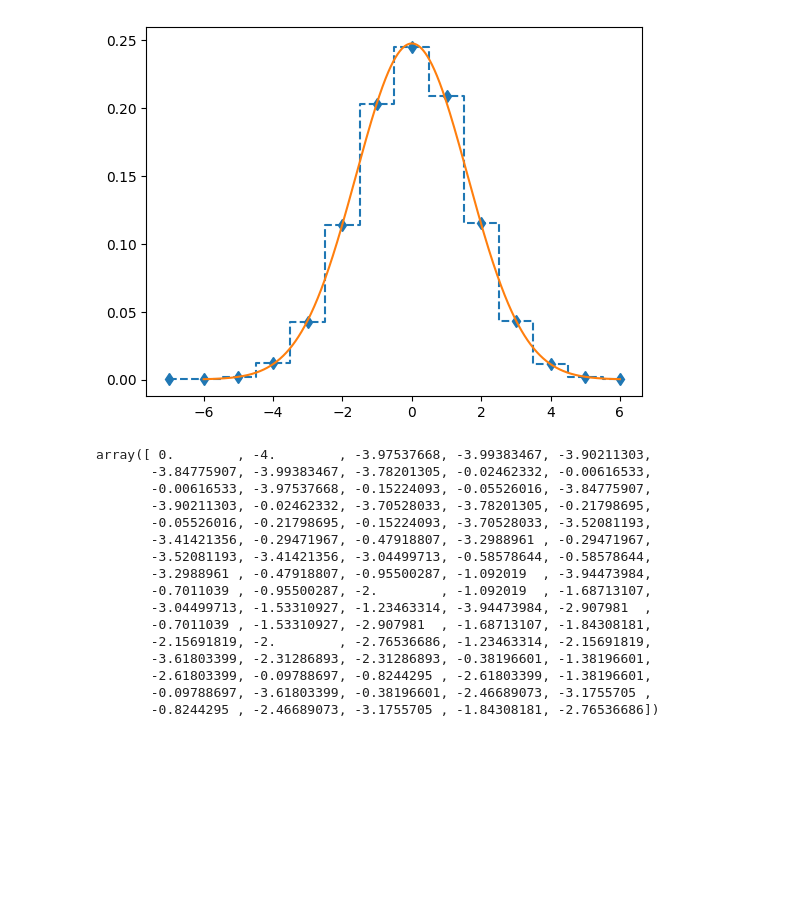
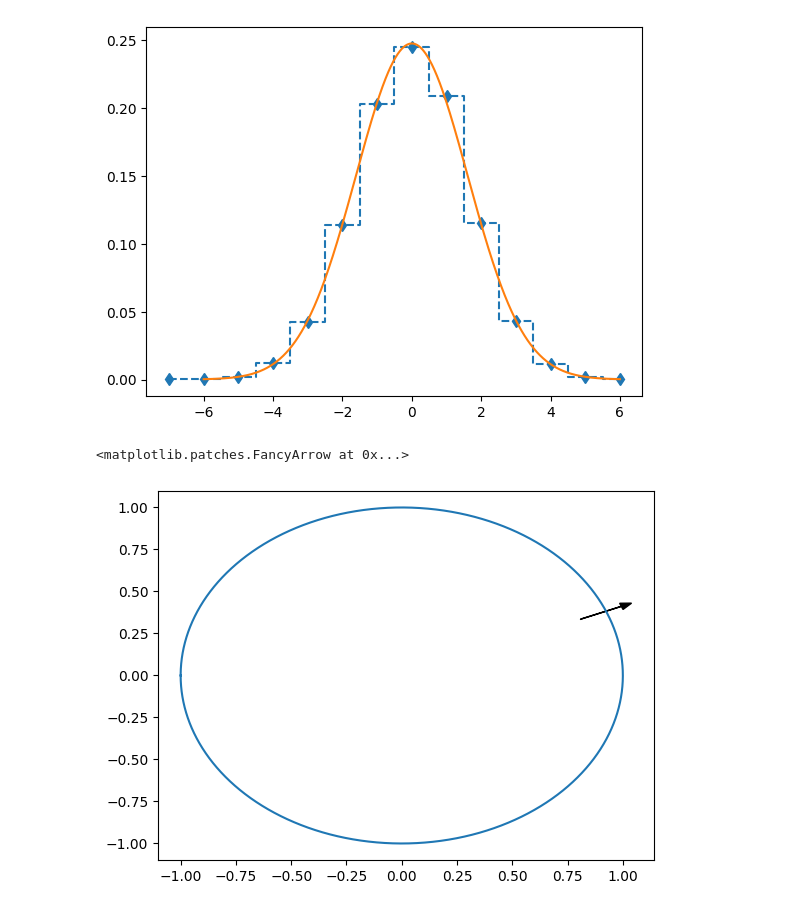
Before and after one commit to Gug-Young/Active_Rotator, a Jupyter notebook: Q-state/240110 Qstate.ipynb, the cells around one changed output. Saved outputs shown, nothing was run; the diff lists cells and outputs as text; code cells hidden in the pictures; blank space fills up the shorter version.

```diff
--- a/Q-state/240110 Qstate.ipynb
+++ b/Q-state/240110 Qstate.ipynb
@@ -139,7 +139,7 @@ array([1.6104161])
 [figure]
 # %%
 N = 80
-k = 1
+k = 2
 Aij = np.zeros((N,N))
 for i in range(N):
     j = np.arange((i-k),(i+k+1),1)%N
@@ -152,19 +152,15 @@ ev,eV = np.linalg.eig(-Lij)
-# %%
-ev
-# %% [output]
-array([ 0.        , -4.        , -3.97537668, -3.99383467, -3.90211303,
-       -3.84775907, -3.99383467, -3.78201305, -0.02462332, -0.00616533,
-       -0.00616533, -3.97537668, -0.15224093, -0.05526016, -3.84775907,
-       -3.90211303, -0.02462332, -3.70528033, -3.78201305, -0.21798695,
-       -0.05526016, -0.21798695, -0.15224093, -3.70528033, -3.52081193,
-       -3.41421356, -0.29471967, -0.47918807, -3.2988961 , -0.29471967,
-       -3.52081193, -3.41421356, -3.04499713, -0.58578644, -0.58578644,
-       -3.2988961 , -0.47918807, -0.95500287, -1.092019  , -3.94473984,
-       -0.7011039 , -0.95500287, -2.        , -1.092019  , -1.68713107,
-       -3.04499713, -1.53310927, -1.23463314, -3.94473984, -2.907981  ,
-       -0.7011039 , -1.53310927, -2.907981  , -1.68713107, -1.84308181,
-       -2.15691819, -2.        , -2.76536686, -1.23463314, -2.15691819,
-       -3.61803399, -2.31286893, -2.31286893, -0.38196601, -1.38196601,
-       -2.61803399, -0.09788697, -0.8244295 , -2.61803399, -1.38196601,
-       -0.09788697, -3.61803399, -0.38196601, -2.46689073, -3.1755705 ,
-       -0.8244295 , -2.46689073, -3.1755705 , -1.84308181, -2.76536686])
+# %%
+c_ = np.linspace(-np.pi,np.pi,10000)
+plt.plot(np.cos(c_),np.sin(c_))
+
+
+
+for i,theta in
+deg = np.pi/8
+x,y = np.cos(deg),np.sin(deg)
+length = 0.2
+head = 0.05
+plt.arrow(x*(1-(length+head)/2),y*(1-(length+head)/2),x*(length),y*(length),head_width=0.04, head_length=head ,fc='k', ec='k')
+# %% [output]
+<matplotlib.patches.FancyArrow at 0x...>
+[figure, added]
```
Also changed, not shown: parts of 2 cells of this notebook, 3 other files.
